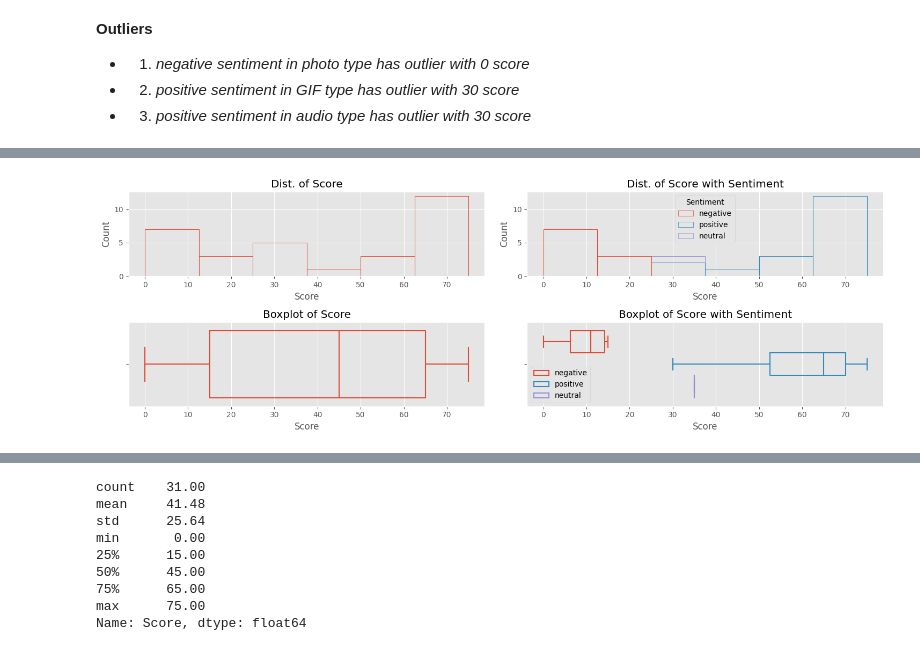
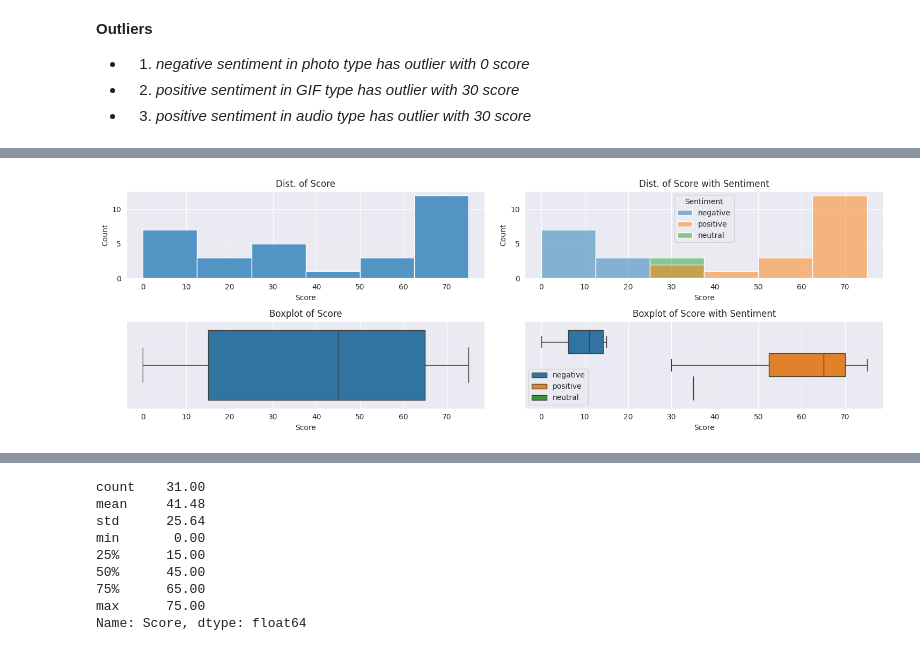
Before and after one commit to AhmAnwar/accenture_virtual_experience_VE_by_Forage, a Jupyter notebook: accenture-virtual-experience-ve-by-forage.ipynb, the cells around one changed output, grey strips where cells are left out. Saved outputs shown, nothing was run; the diff lists cells and outputs as text; code cells hidden in the pictures.

```diff
--- a/accenture-virtual-experience-ve-by-forage.ipynb
+++ b/accenture-virtual-experience-ve-by-forage.ipynb
@@ -370,27 +370,27 @@ df.reset_index(drop=True, inplace=True)
 # %%
 plt.figure(figsize= (15,5))
 
 plt.subplot(2, 2, 1)
-sns.histplot(data= df, x= 'Score', bins= 'auto', fill= False)
+sns.histplot(data= df, x= 'Score', bins= 'auto')
 plt.title('Dist. of Score')
 
 plt.subplot(2, 2, 2)
-sns.histplot(data= df, x= 'Score', bins= 'auto', hue= 'Sentiment', fill= False)
+sns.histplot(data= df, x= 'Score', bins= 'auto', hue= 'Sentiment')
 plt.title('Dist. of Score with Sentiment')
 
 plt.subplot(2, 2, 3)
-sns.boxplot(data= df, x= 'Score', fill= False)
+sns.boxplot(data= df, x= 'Score')
 plt.title('Boxplot of Score')
 
 plt.subplot(2, 2, 4)
-sns.boxplot(data= df, x= 'Score', hue= 'Sentiment', fill= False)
+sns.boxplot(data= df, x= 'Score', hue= 'Sentiment')
 plt.title('Boxplot of Score with Sentiment')
 
 plt.legend(loc= 'best')
 plt.tight_layout()
 plt.show()
 # %% [output]
-[figure, old version]
+[figure, new version]
 # %%
 sns.displot(data= df, x= 'Score', kind= 'hist', hue= 'Sentiment', col= 'content_type')
 plt.show()
```
Also changed, not shown: parts of 6 cells of this notebook.
